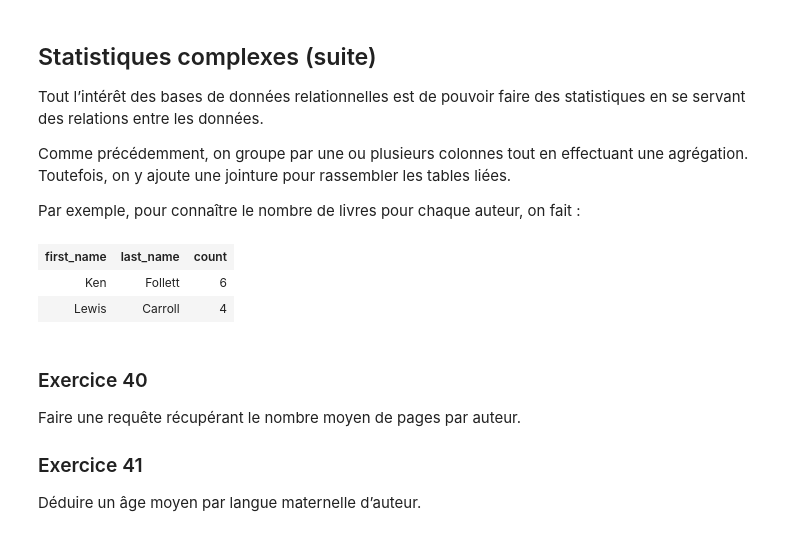
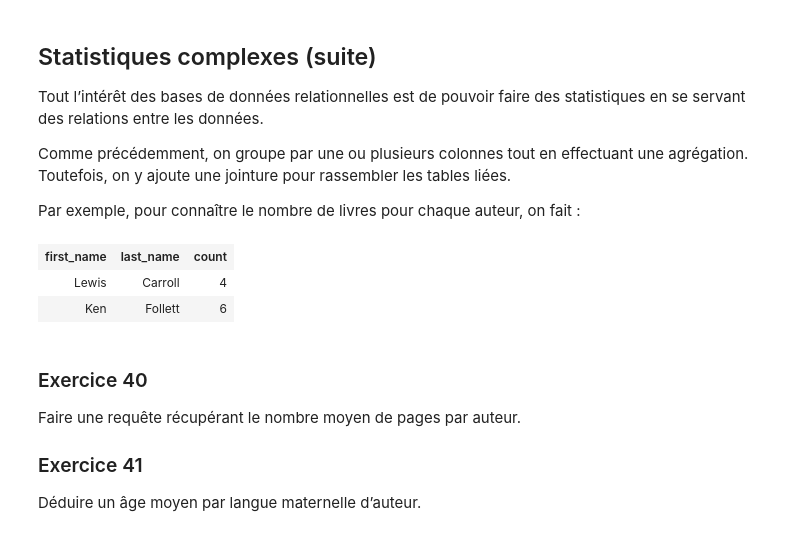
Before and after one commit to noripyt/cours, a Jupyter notebook: bases-de-données/Bases de données.ipynb, the cells around one changed output. Cells and saved outputs as stored; diff of their text form; code cells hidden in the pictures.

Commit message:
Adds an ORDER BY clause.

```diff
--- a/bases-de-données/Bases de données.ipynb
+++ b/bases-de-données/Bases de données.ipynb
@@ -1106,12 +1106,13 @@ Par exemple, pour connaître le nombre de livres pour chaque auteur, on fait :
 # %%
 SELECT first_name, last_name, count(books)
 FROM authors
 JOIN books ON books.author_id = authors.id
-GROUP BY first_name, last_name;
+GROUP BY first_name, last_name
+ORDER BY last_name;
 # %% [output]
 | first_name | last_name | count |
+| Lewis | Carroll | 4 |
 | Ken | Follett | 6 |
-| Lewis | Carroll | 4 |
 # %% [markdown]
 ### Exercice 40
 
```
